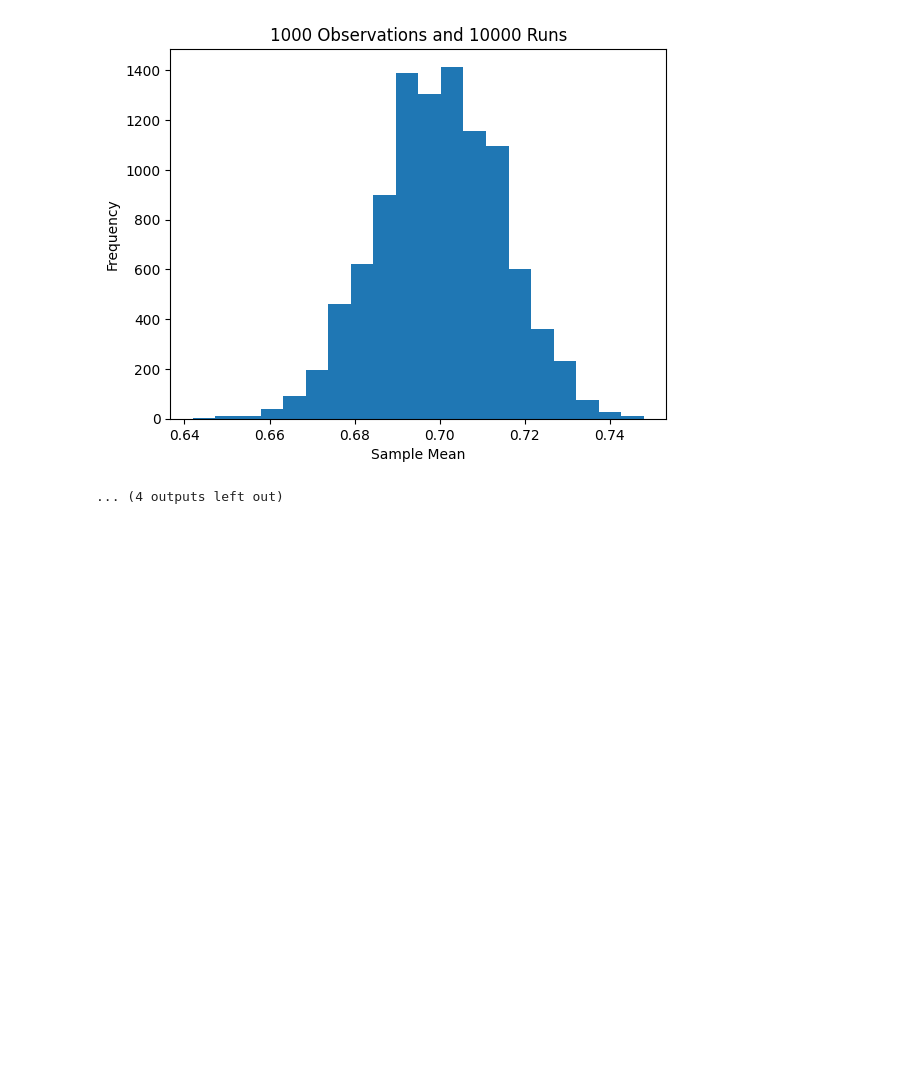
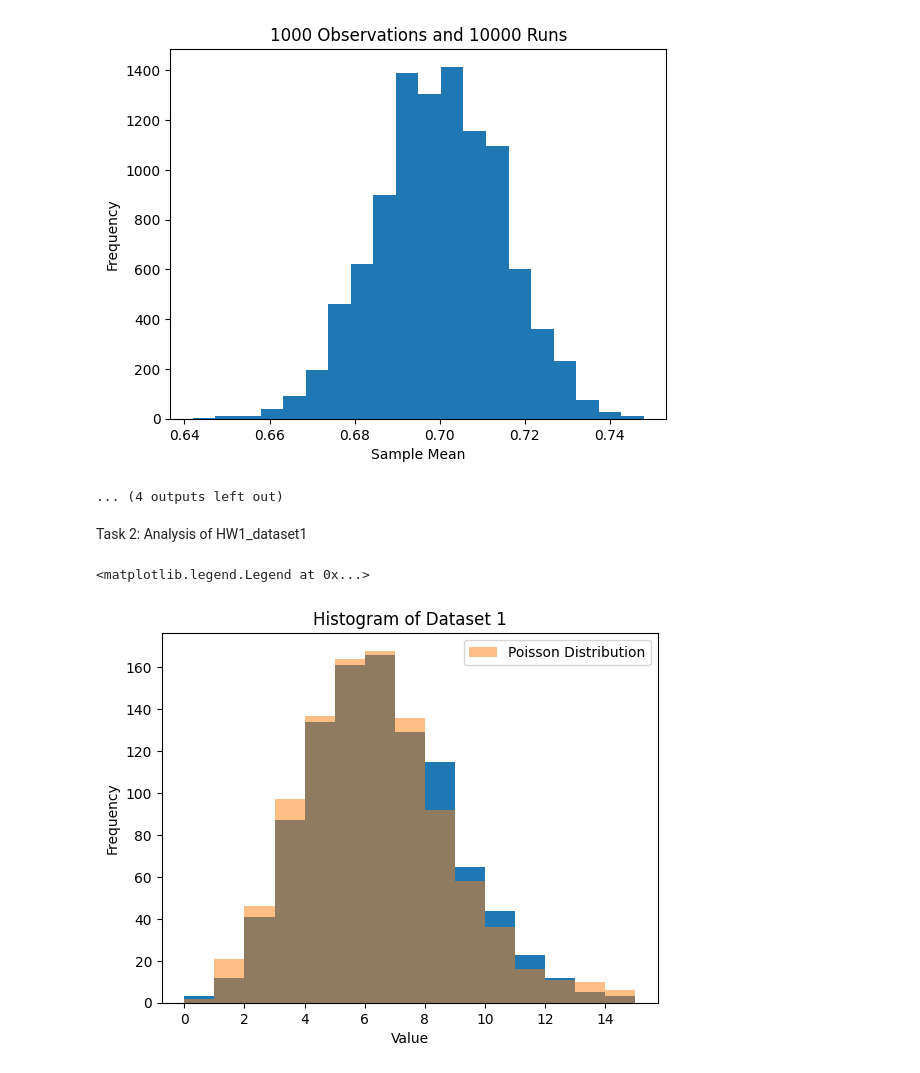
Before and after one commit to toriawlam/ds-3001, a Jupyter notebook: homework_1/homework_1.ipynb, the cells around one changed output. Saved outputs shown, nothing was run; the diff lists cells and outputs as text; code cells hidden in the pictures; blank space fills up the shorter version.

Commit message:
Commit Task 2 and Task 3

```diff
--- a/homework_1/homework_1.ipynb
+++ b/homework_1/homework_1.ipynb
@@ -39,3 +39,18 @@ for obs in obs_list:
 [figure]
 [figure]
 ... (4 outputs left out)
+# %% [markdown]
+Task 2: Analysis of HW1_dataset1
+# %%
+df_set_1 = pd.read_csv('HW1_dataset_1.csv')
+poisson_dist = np.random.poisson(lam=6, size=1000)
+
+plt.title('Histogram of Dataset 1')
+plt.xlabel('Value')
+plt.ylabel('Frequency')
+plt.hist(df_set_1, bins='auto')
+plt.hist(poisson_dist, bins='auto', alpha=0.5, label='Poisson Distribution')
+plt.legend()
+# %% [output]
+<matplotlib.legend.Legend at 0x...>
+[figure, added]
```
Also changed, not shown: parts of 6 cells of this notebook.
